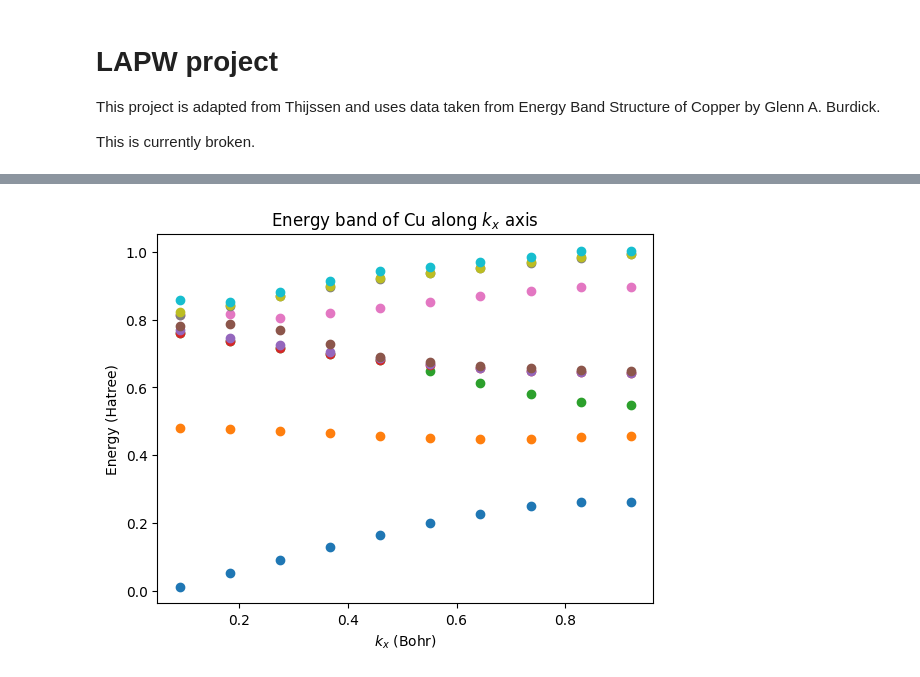
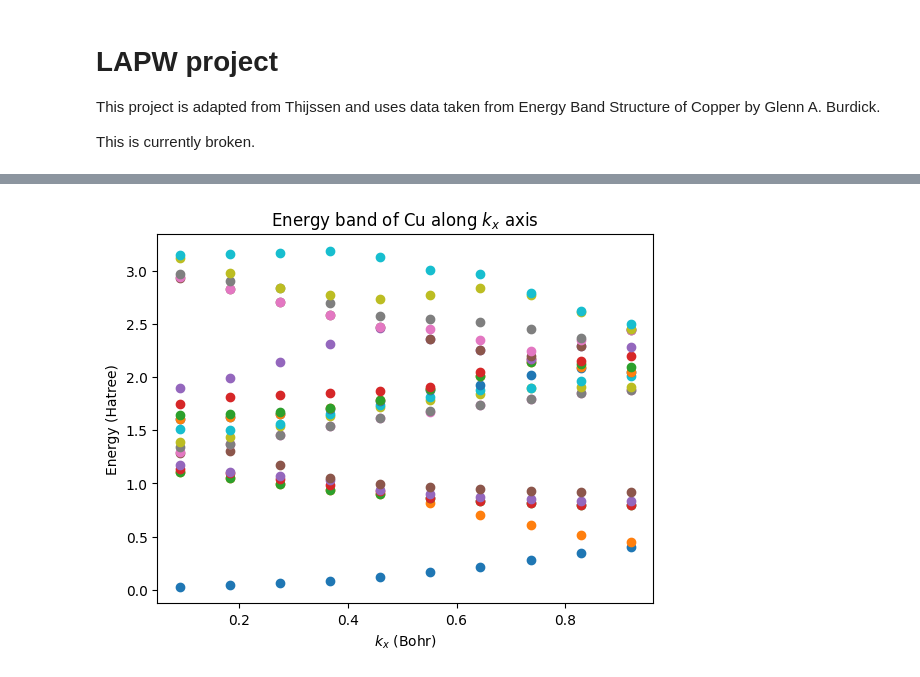
Before and after one commit to Williame33445/physics-projects, a Jupyter notebook: periodic-solids/Cu-via-LAPW.ipynb, the cells around one changed output, grey strips where cells are left out. Drawn from its saved outputs; the diff is of its cells as text; code cells hidden in the pictures.

```diff
--- a/periodic-solids/Cu-via-LAPW.ipynb
+++ b/periodic-solids/Cu-via-LAPW.ipynb
@@ -67,11 +67,11 @@ def getAllUs(l,E):
 
     return us/np.sqrt(simpsons(us**2))
 # %%
-def getuDots(l,E,usR):
+def getuDots(l,usR):
     def g(r):
         if r == 0:
             return 0
-        return l*(l+1)/r**2 + 2*(V(r) - E)
+        return l*(l+1)/r**2 + 2*(V(r) - Es[l])
 
     def s(r):
         index = list(rs).index(r)
@@ -80,7 +80,7 @@ def getuDots(l,E,usR):
 
     usPar = np.empty(len(rs))
     usPar[0] = 0
-    usPar[1] = usR[1]
+    usPar[1] = 0
 
     for n in range(1,len(rs)-1):
         D = (2*usPar[n]*(1 + 5*(h**2)*g(rs[n])/12) - usPar[n-1]*(1 - (h**2)*g(rs[n-1])/12) + (h**2)*(s(rs[n-1]) + 10*s(rs[n]) + s(rs[n+1]))/12)
@@ -91,19 +91,30 @@ def getuDots(l,E,usR):
     homoConstant = -simpsons(usPar*usR)/simpsons(usR**2)
 
     return homoConstant*usR + usPar
+
+def test(l,uDots,us):
+    print("----")
+    for n in range(1,len(rs)-1):
+        print("-")
+        print(((l*(l+1)/(2*rs[n]**2) + V(rs[n]) - Es[l])*uDots[n] - (uDots[n+1] + uDots[n-1] - 2*uDots[n])/(2*h**2)) - us[n])
+        print(((l*(l+1)/(2*rs[n]**2) + V(rs[n]) - Es[l])*uDots[n] - (uDots[n+1] + uDots[n-1] - 2*uDots[n])/(2*h**2)))
+        print(us[n])
 # %%
 #find global variables
 for l in range(l_max):
-    us = getAllUs(l,2*Es[l])
+    us = getAllUs(l,Es[l]) #remove 2*
     RMax[l] = us[-2]/r_max
     RDashMax[l] = (us[-1] - us[-3])/(2*h*r_max) - us[-2]/(r_max**2)
-    uDots = (getAllUs(l,Es[l]+0.0005) - getAllUs(l,Es[l]-0.0005))/(2*0.001) #2 is due to units
-    #getuDots(l,E_p,us)
+    uDots = getuDots(l,us)
+    #num = (getAllUs(l,Es[l]+0.000005) - getAllUs(l,Es[l]-0.000005))/(2*0.00001)
     RDotMax[l] = uDots[-2]/r_max
     RDotDashMax[l] = (uDots[-1] - uDots[-3])/(2*h*r_max) - uDots[-2]/(r_max**2)
 
-    print((r_max**2)*(RDashMax[l]*RDotMax[l] - RMax[l]*RDotDashMax[l]))
-    print(simpsons(uDots*us))
+
+    #print((r_max**2)*(RDashMax[l]*RDotMax[l] - RMax[l]*RDotDashMax[l]))
+    #print(simpsons(uDots*us))
+    #if l == 1:
+    #    test(l,uDots,us)
 
     N[l] = simpsons(uDots**2)
 # %% [output]
@@ -153,7 +155,7 @@ def getE(k):
         term2 = RDashMax[l]*RDotDashMax[l]*sp.spherical_jn(l,r_max*q1Mag)*sp.spherical_jn(l,r_max*q2Mag)
         term3 = RMax[l]*RDotMax[l]*q1Mag*q2Mag*sp.spherical_jn(l,r_max*q1Mag,derivative=True)*sp.spherical_jn(l,r_max*q2Mag,derivative=True)
 
-        return 0.5*(a(l,q1)*b(l,q2) + a(l,q2)*b(l,q1))
+        return term1 - term2 - term3 #0.5*(a(l,q1)*b(l,q2) + a(l,q2)*b(l,q1))
 
 
     #calculate matricies
@@ -172,11 +174,10 @@ def getE(k):
 
     #find Hamiltonian
     H = np.empty([len(Ks),len(Ks)])
-    H2 = np.empty([len(Ks),len(Ks)])
 
     for i in range(len(qs)):
         for j in range(i+1):
-            H[i,j] = 0.5*(np.linalg.norm(qs[i]) + np.linalg.norm(qs[j]))*U(qs[i] - qs[j]) #np.dot(qs[i],qs[j])*U(qs[i] - qs[j])
+            H[i,j] = np.dot(qs[i],qs[j])*U(qs[i] - qs[j]) #0.5*(np.linalg.norm(qs[i]) + np.linalg.norm(qs[j]))*U(qs[i] - qs[j])
             for l in range(l_max):
                 H[i,j] += 4*np.pi*(r_max**4)*(2*l + 1)*sp.eval_legendre(l,2*Es[l]*s(qs[i],qs[j],l) + gamma(qs[i],qs[j],l))/vol
             H[j,i] = H[i,j]
@@ -188,21 +189,21 @@ def getE(k):
 # %%
 #finds the energies for a list of k's
 ks2 = [2*np.pi*np.array([i/10,0,0])/a for i in range(1,11)]
-Es2 = np.empty([len(ks2),10])
+Es2 = np.empty([len(ks2),20])
 
 for i,k in enumerate(ks2):
     sol = getE(k)
-    for j in range(10):
+    for j in range(20):
         Es2[i,j] = sol[j]
 # %%
 #Graphs
 kx = list(map(lambda k: k[0],ks2))
 
-for i in range(10):
+for i in range(20):
     plt.scatter(kx,Es2[:,i]/2)
 plt.title(r"Energy band of Cu along $k_x$ axis")
 plt.xlabel(r"$k_x$ (Bohr)")
 plt.ylabel("Energy (Hatree)")
 plt.show()
 # %% [output]
-[figure, old version]
+[figure, new version]
```
Also changed, not shown: parts of 3 cells of this notebook.
